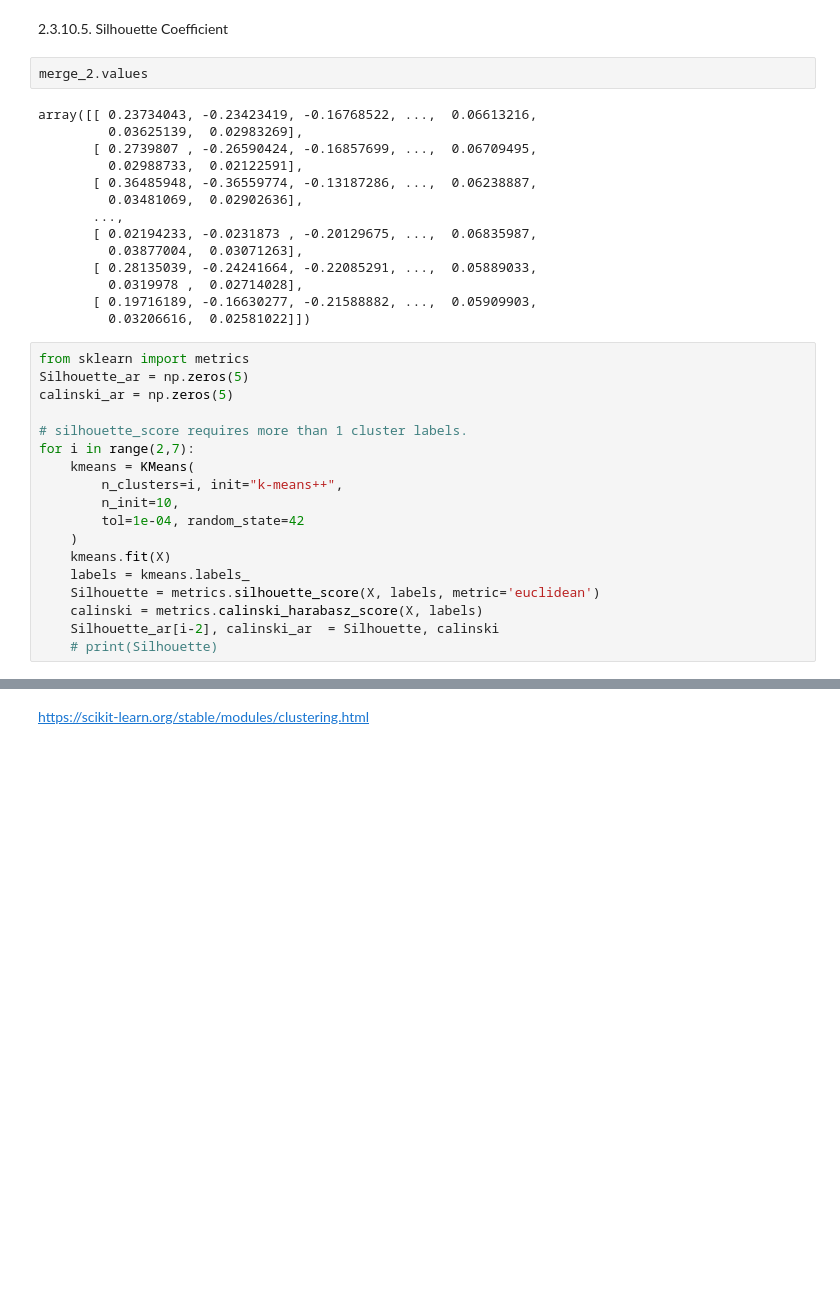
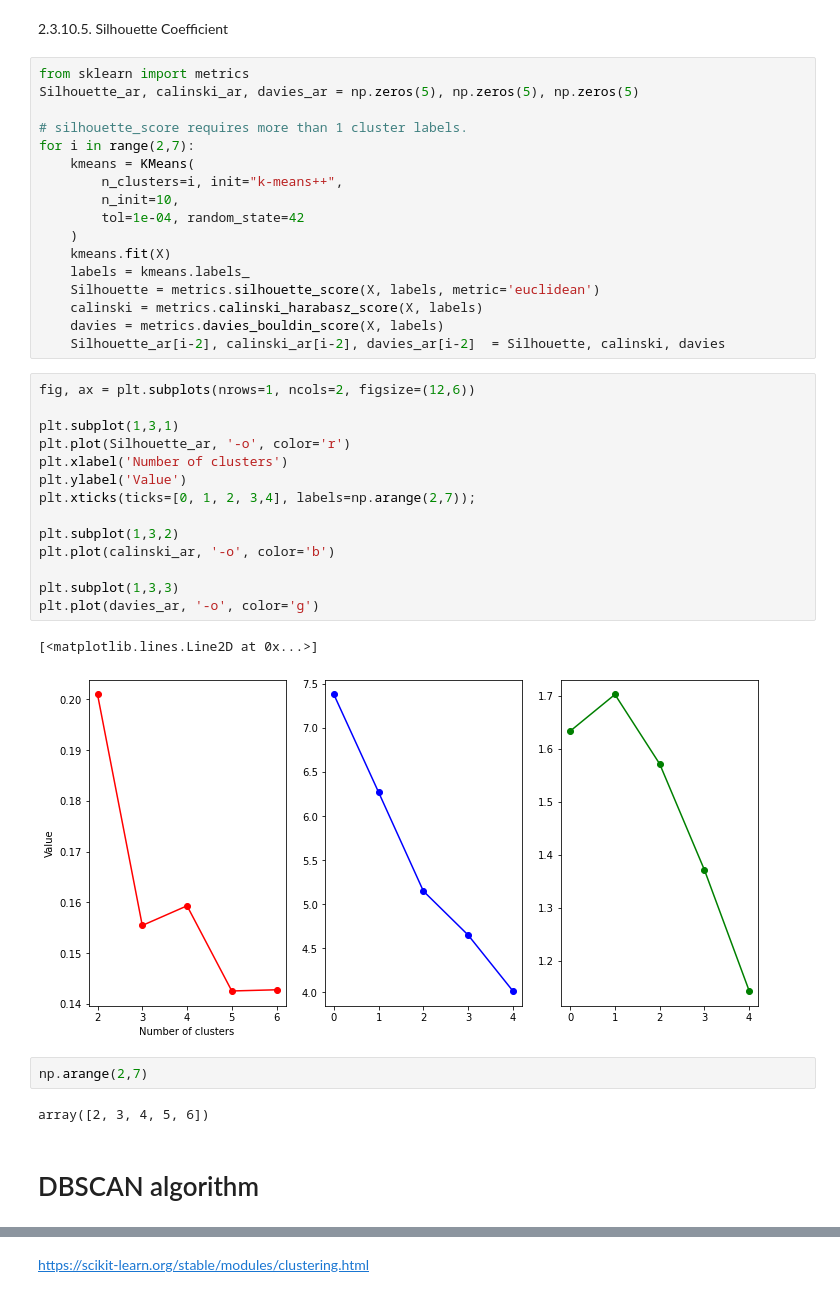
Before and after one commit to iliasmachairas/k-means_clustering__catchments__Netherlands, a Jupyter notebook: Running k-means.ipynb, the cells around one changed output, grey strips where cells are left out. Cells and saved outputs as stored; diff of their text form; blank space fills up the shorter version.

```diff
--- a/Running k-means.ipynb
+++ b/Running k-means.ipynb
@@ -250,26 +288,9 @@ s=\frac{b-a}{\max (a, b)}
 $$
 # %% [markdown]
 2.3.10.5. Silhouette Coefficient
-# %%
-merge_2.values
-# %% [output]
-array([[ 0.23734043, -0.23423419, -0.16768522, ...,  0.06613216,
-         0.03625139,  0.02983269],
-       [ 0.2739807 , -0.26590424, -0.16857699, ...,  0.06709495,
-         0.02988733,  0.02122591],
-       [ 0.36485948, -0.36559774, -0.13187286, ...,  0.06238887,
-         0.03481069,  0.02902636],
-       ...,
-       [ 0.02194233, -0.0231873 , -0.20129675, ...,  0.06835987,
-         0.03877004,  0.03071263],
-       [ 0.28135039, -0.24241664, -0.22085291, ...,  0.05889033,
-         0.0319978 ,  0.02714028],
-       [ 0.19716189, -0.16630277, -0.21588882, ...,  0.05909903,
-         0.03206616,  0.02581022]])
 # %%
 from sklearn import metrics
-Silhouette_ar = np.zeros(5)
-calinski_ar = np.zeros(5)
+Silhouette_ar, calinski_ar, davies_ar = np.zeros(5), np.zeros(5), np.zeros(5)
 
 # silhouette_score requires more than 1 cluster labels.
 for i in range(2,7):
@@ -282,5 +303,28 @@ for i in range(2,7):
     labels = kmeans.labels_
     Silhouette = metrics.silhouette_score(X, labels, metric='euclidean')
     calinski = metrics.calinski_harabasz_score(X, labels)
-    Silhouette_ar[i-2], calinski_ar  = Silhouette, calinski
-    # print(Silhouette)
+    davies = metrics.davies_bouldin_score(X, labels)
+    Silhouette_ar[i-2], calinski_ar[i-2], davies_ar[i-2]  = Silhouette, calinski, davies
+# %%
+fig, ax = plt.subplots(nrows=1, ncols=2, figsize=(12,6))
+
+plt.subplot(1,3,1)
+plt.plot(Silhouette_ar, '-o', color='r')
+plt.xlabel('Number of clusters')
+plt.ylabel('Value')
+plt.xticks(ticks=[0, 1, 2, 3,4], labels=np.arange(2,7));
+
+plt.subplot(1,3,2)
+plt.plot(calinski_ar, '-o', color='b')
+
+plt.subplot(1,3,3)
+plt.plot(davies_ar, '-o', color='g')
+# %% [output]
+[<matplotlib.lines.Line2D at 0x...>]
+[figure, added]
+# %%
+np.arange(2,7)
+# %% [output]
+array([2, 3, 4, 5, 6])
+# %% [markdown]
+# DBSCAN algorithm
```
Also changed, not shown: parts of 16 cells of this notebook.
